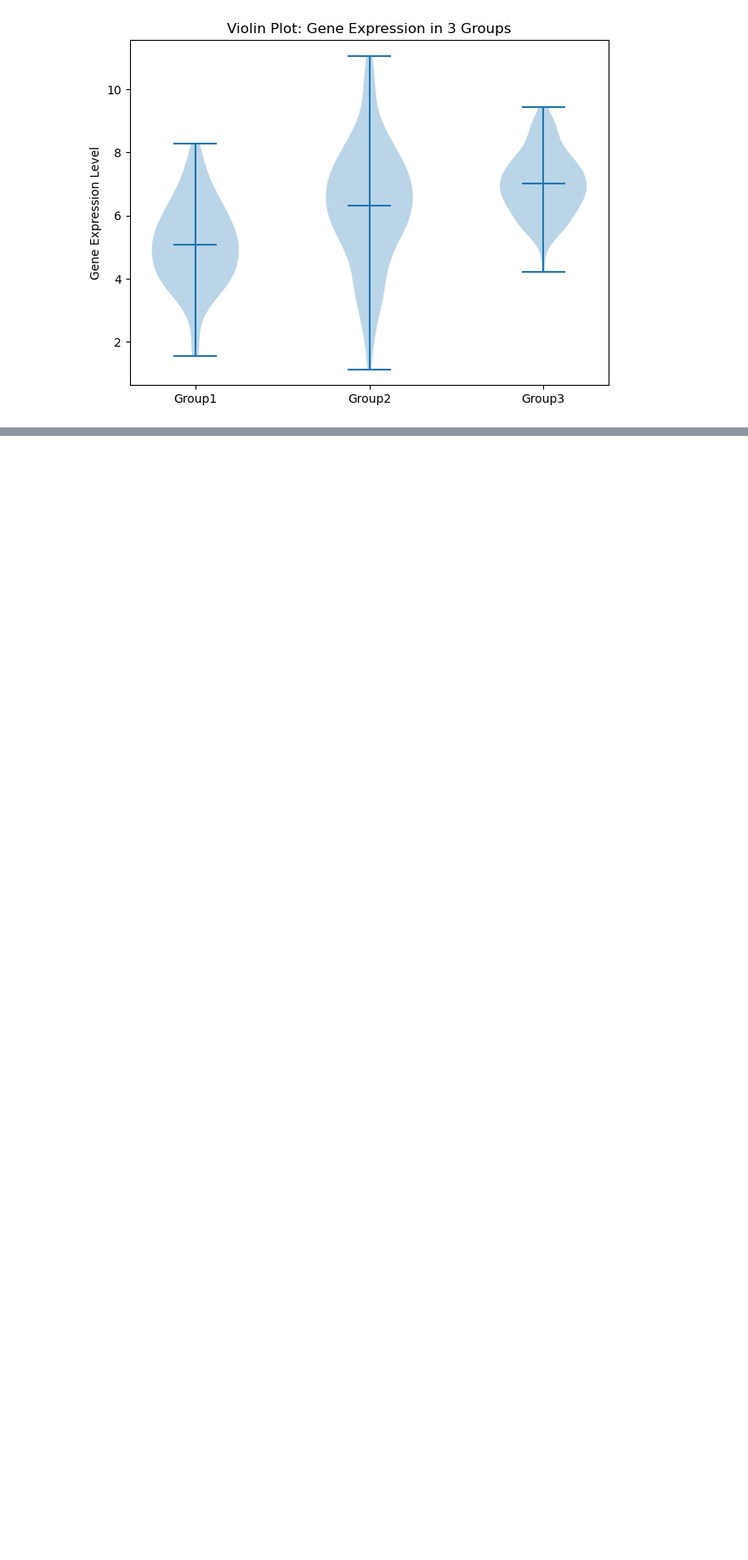
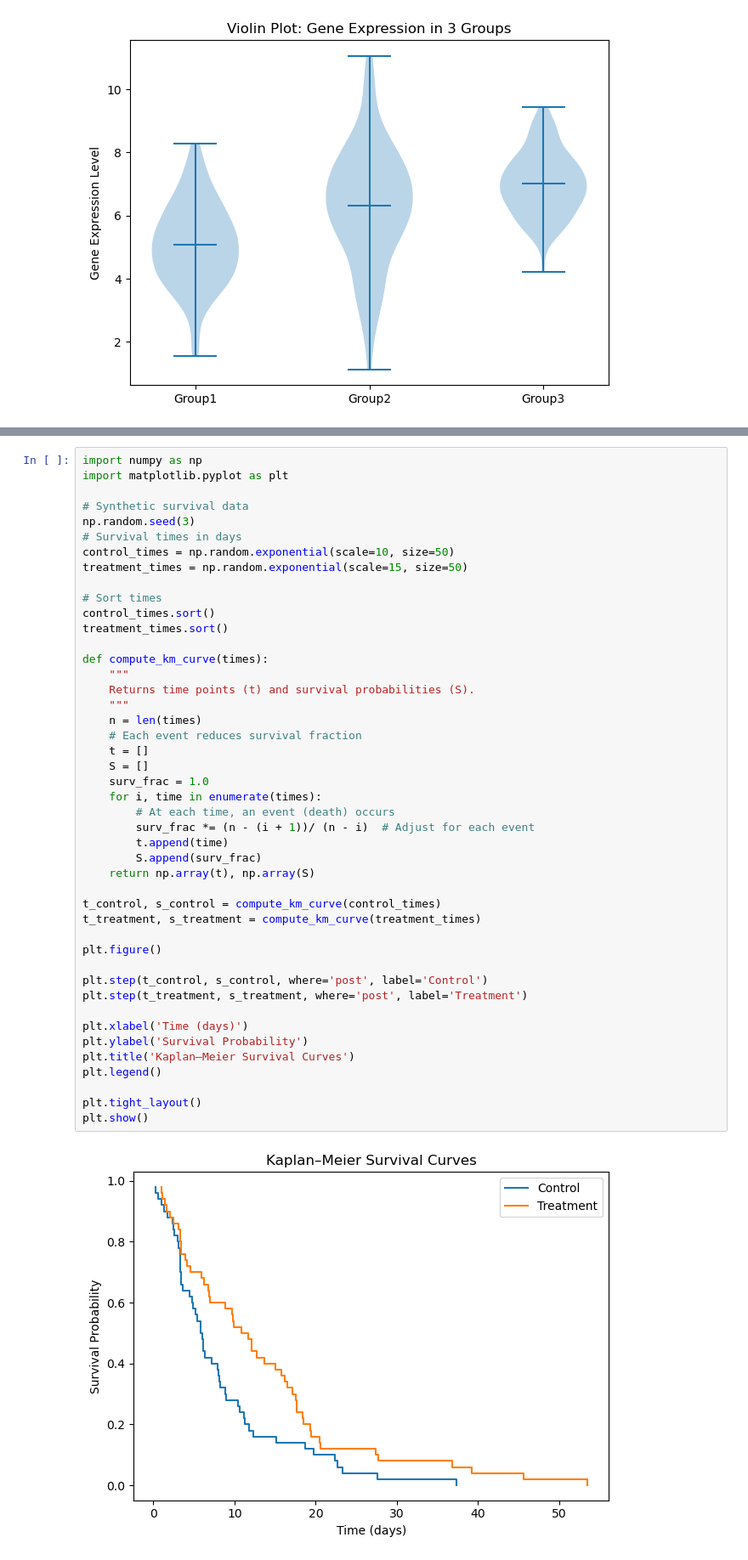
Before and after one commit to hosein-ald/Graphs, a Jupyter notebook: Graphs.ipynb, the cells around one changed output, grey strips where cells are left out. Shown at 85% size. Cells and saved outputs as stored; diff of their text form; blank space fills up the shorter version.

```diff
--- a/Graphs.ipynb
+++ b/Graphs.ipynb
@@ -118,0 +152,47 @@ Graphs.ipynb
+# %%
+import numpy as np
+import matplotlib.pyplot as plt
+
+# Synthetic survival data
+np.random.seed(3)
+# Survival times in days
+control_times = np.random.exponential(scale=10, size=50)
+treatment_times = np.random.exponential(scale=15, size=50)
+
+# Sort times
+control_times.sort()
+treatment_times.sort()
+
+def compute_km_curve(times):
+    """
+    Returns time points (t) and survival probabilities (S).
+    """
+    n = len(times)
+    # Each event reduces survival fraction
+    t = []
+    S = []
+    surv_frac = 1.0
+    for i, time in enumerate(times):
+        # At each time, an event (death) occurs
+        surv_frac *= (n - (i + 1))/ (n - i)  # Adjust for each event
+        t.append(time)
+        S.append(surv_frac)
+    return np.array(t), np.array(S)
+
+t_control, s_control = compute_km_curve(control_times)
+t_treatment, s_treatment = compute_km_curve(treatment_times)
+
+plt.figure()
+
+plt.step(t_control, s_control, where='post', label='Control')
+plt.step(t_treatment, s_treatment, where='post', label='Treatment')
+
+plt.xlabel('Time (days)')
+plt.ylabel('Survival Probability')
+plt.title('Kaplan–Meier Survival Curves')
+plt.legend()
+
+plt.tight_layout()
+plt.show()
+# %% [output]
+[figure, added]
```
Also changed, not shown: parts of 13 cells of this notebook.
